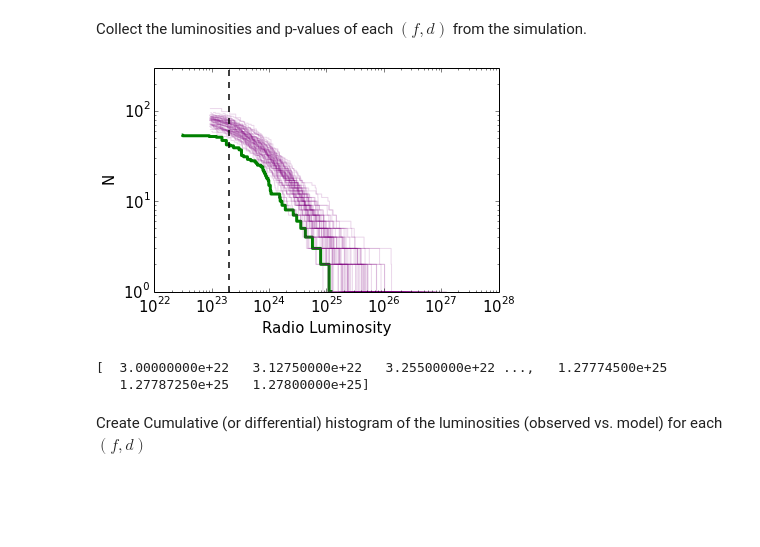
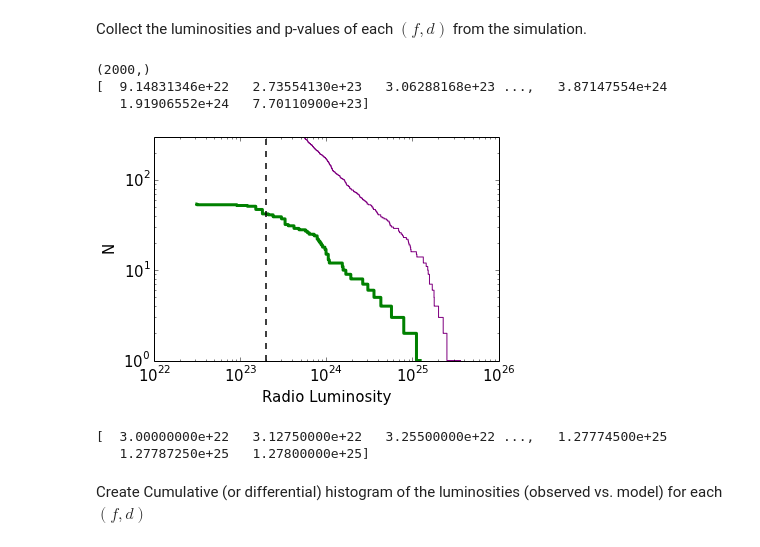
Before and after one commit to sks67/RadioSNRs, a Jupyter notebook: RADSNRS/DataAnalysis/data_analysis.ipynb, the cells around one changed output. Drawn from its saved outputs; the diff is of its cells as text; code cells hidden in the pictures; blank space fills up the shorter version.

Commit message:
corner plots - 1st try

```diff
--- a/RADSNRS/DataAnalysis/data_analysis.ipynb
+++ b/RADSNRS/DataAnalysis/data_analysis.ipynb
@@ -10,38 +10,43 @@ Collect the luminosities and p-values of each $(f,d)$ from the simulation.
 lum = np.loadtxt('paramtst_lumhist.txt')
 kvals = np.loadtxt('paramtst_kvals.txt')
 #lum2 = np.loadtxt('paramtst_lumhist2.txt')
+print lum.shape
+print lum[np.nonzero(lum)]
+# %% [output]
+(2000,)
+[  9.14831346e+22   2.73554130e+23   3.06288168e+23 ...,   3.87147554e+24
+   1.91906552e+24   7.70110900e+23]
 # %%
 import os
 path = '../Inputs/lmcradiolumscopy.txt'
 dist = 0.05 #Mpc
 lmclums_jy = np.loadtxt(path)
 lmclums_temp = 1.0e24*1.2*(lmclums_jy*1000)*dist*dist
 n1, bin1, patches1 = plt.hist(lmclums_temp,bins=10000,color='g',lw=3.0,histtype='step',cumulative=-1)
 plt.axvline(2.0e23,linestyle='--',lw=1.5,color='k')
-for ind,lums in enumerate(lum):
-    lums = lums[np.nonzero(lums)]
-    n2, bins2, patches2 = plt.hist(lums,bins=10000,histtype='step',color='purple',cumulative=-1,alpha=0.16)
+lum = lum[np.nonzero(lum)]
+n2, bins2, patches2 = plt.hist(lum,bins=10000,histtype='step',color='purple',cumulative=-1)
 
 patches2[0].set_xy(patches2[0].get_xy()[1:])
 patches1[0].set_xy(patches1[0].get_xy()[1:])
 plt.xscale('log')
 plt.yscale('log')
 plt.xlabel('Radio Luminosity',fontsize=15)
 plt.ylabel('N',fontsize=15)
 #plt.title(r'$f=0.8,\ d=100pc,\ \mathbf{R=4.0\times 10^{-3}}$',fontsize=15)
 ax = plt.gca()
 ax.tick_params(labelsize=15)
 plt.ylim(0,300)
 #userdoc = os.path.join(os.getcwd(),'Plots')
 #plt.xlim(0,2.0e2)
 plt.tight_layout()
 fig = plt.gcf()
 #fig.set_size_inches((8,6))
 #plt.savefig(os.path.join(userdoc,'DiamHist_f05d20.png'))
 plt.show()
 print bin1
 # %% [output]
-[figure, old version]
+[figure, new version]
 [  3.00000000e+22   3.12750000e+22   3.25500000e+22 ...,   1.27774500e+25
    1.27787250e+25   1.27800000e+25]
 # %% [markdown]
```
Also changed, not shown: parts of 3 cells of this notebook, 10 other files.
